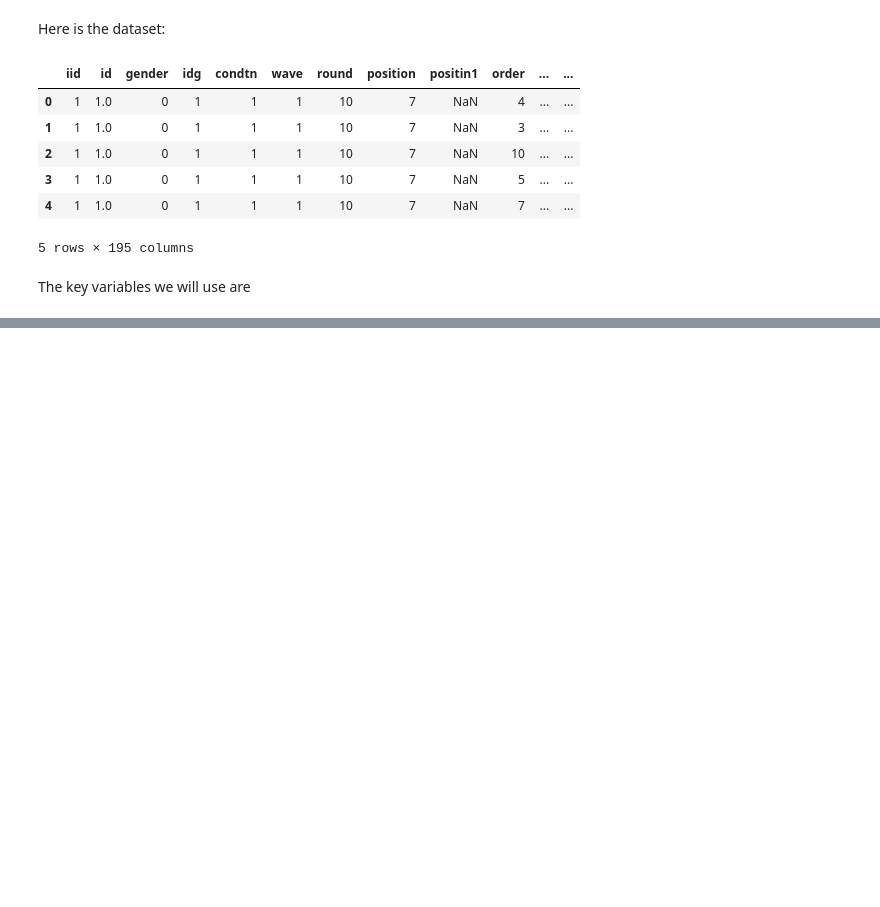
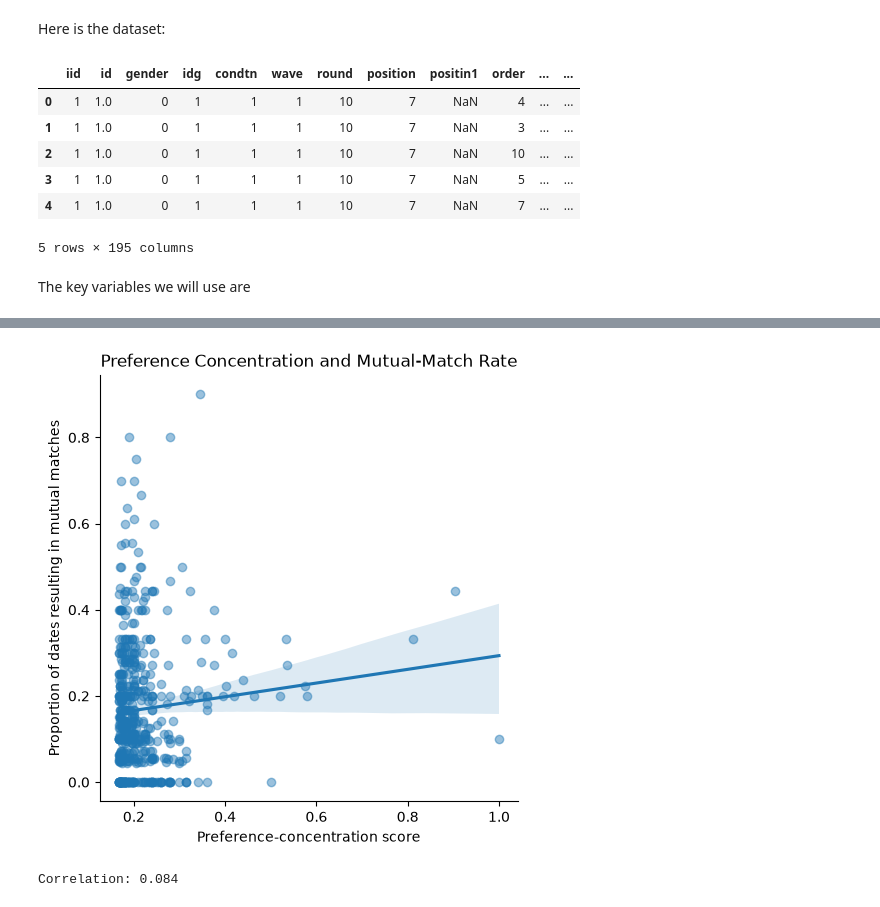
Before and after one commit to delaneyvanderpool/FDS2-F26-FinalProject-Group4, a Jupyter notebook: proposal.ipynb, the cells around one changed output, grey strips where cells are left out. Cells and saved outputs as stored; diff of their text form; code cells hidden in the pictures; blank space fills up the shorter version.

```diff
--- a/proposal.ipynb
+++ b/proposal.ipynb
@@ -28,0 +209,25 @@ Here are our research questions:
+# %%
+# Keep rows with information needed
+analysis_df = df[["iid", "match"] + preference_cols].dropna(
+    subset=["iid", "match"] + preference_cols
+).copy()
+
+# Remove rows where the six preference ratings sum to zero
+preference_totals = analysis_df[preference_cols].sum(axis=1)
+analysis_df = analysis_df[preference_totals > 0].copy()
+
+# Convert the ratings to proportions and calculate preference concentration
+preference_totals = analysis_df[preference_cols].sum(axis=1)
+preference_shares = analysis_df[preference_cols].div(preference_totals, axis=0)
+analysis_df["preference_concentration"] = (preference_shares ** 2).sum(axis=1)
+
+# Summarize the repeated dates for each participant
+participant_data = analysis_df.groupby("iid").agg(
+    preference_concentration=("preference_concentration", "first"),
+    match_rate=("match", "mean"),
+    number_of_dates=("match", "size")
+).reset_index()
+
+print("Number of participants:", len(participant_data))
+print("Average mutual-match rate:", participant_data["match_rate"].mean())
+participant_data.head()
@@ -28,0 +246,21 @@ Here are our research questions:
+# %%
+sns.lmplot(
+    data=participant_data,
+    x="preference_concentration",
+    y="match_rate",
+    scatter_kws={"alpha": 0.45}
+)
+
+plt.xlabel("Preference-concentration score")
+plt.ylabel("Proportion of dates resulting in mutual matches")
+plt.title("Preference Concentration and Mutual-Match Rate")
+plt.show()
+
+correlation = participant_data[
+    ["preference_concentration", "match_rate"]
+].corr().iloc[0, 1]
+
+print("Correlation:", round(correlation, 3))
+# %% [output]
+[figure, added]
+Correlation: 0.084
```
Also changed, not shown: parts of 43 cells of this notebook, 1 other file.
